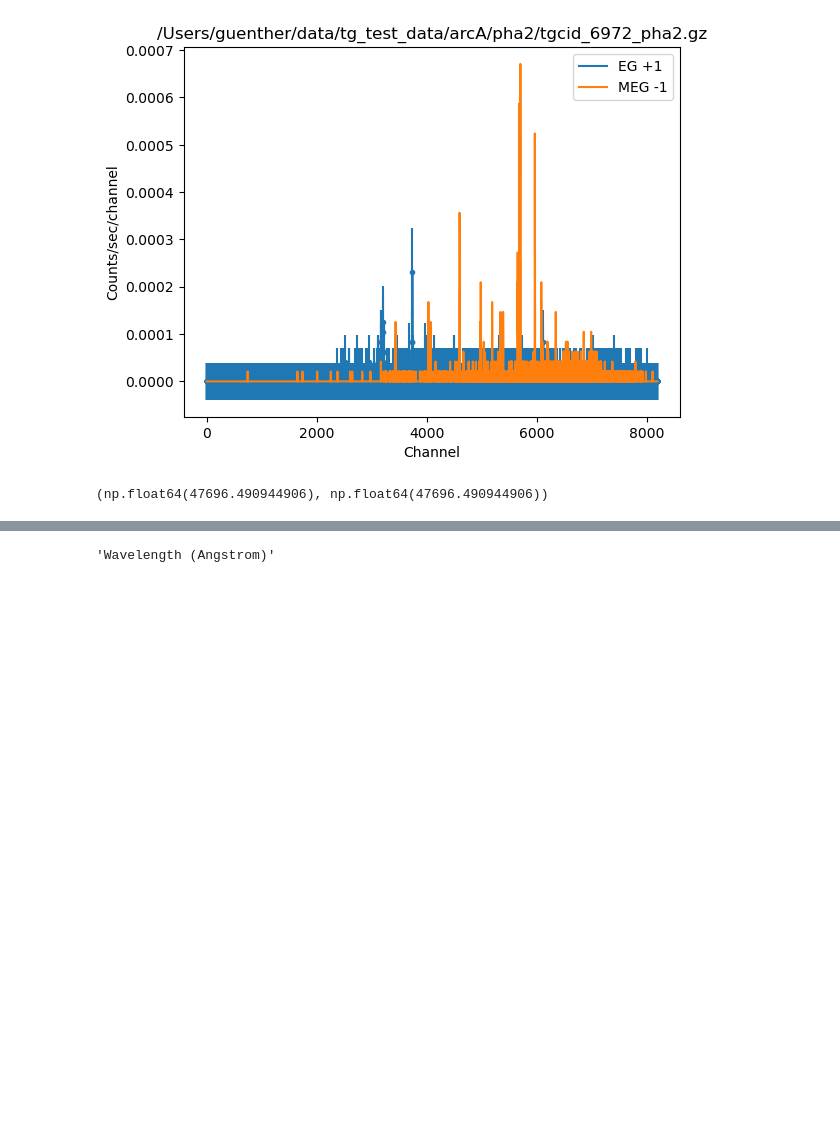
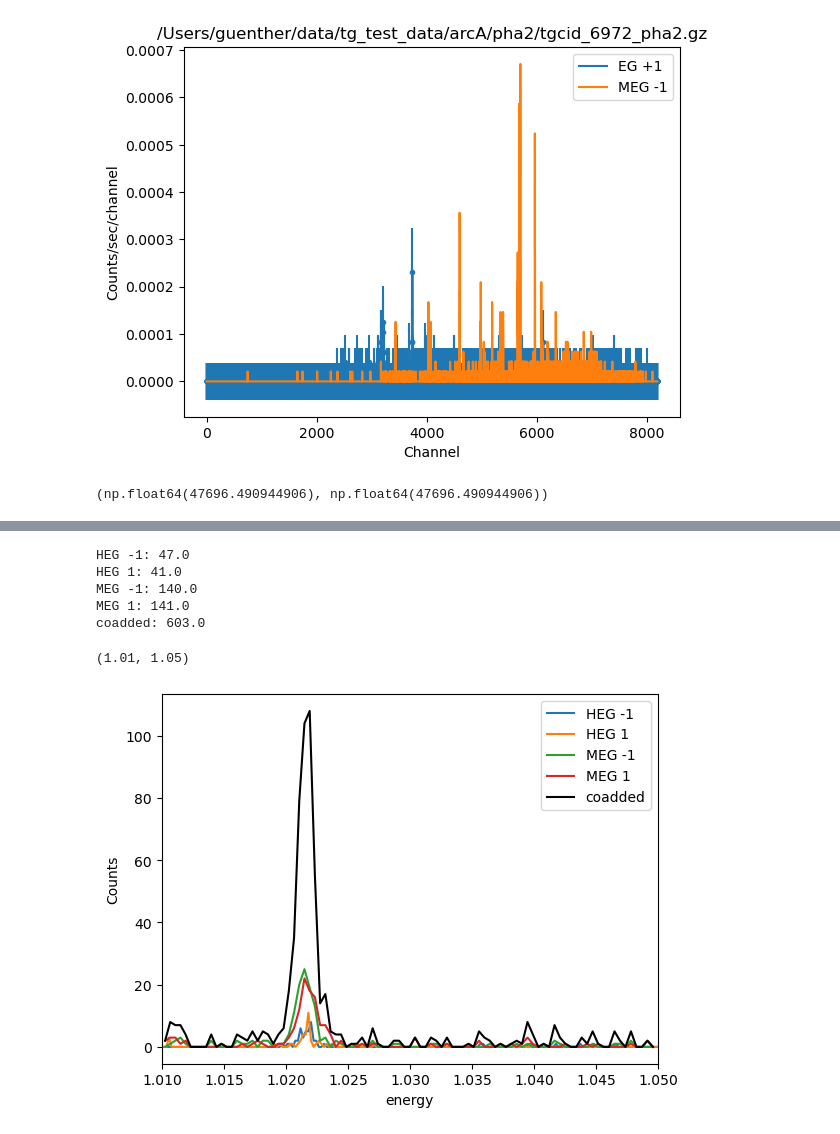
Before and after one commit to HETGS/tgdingo, a Jupyter notebook: develop/plot.ipynb, the cells around one changed output, grey strips where cells are left out. Saved outputs shown, nothing was run; the diff lists cells and outputs as text; code cells hidden in the pictures; blank space fills up the shorter version.

```diff
--- a/develop/plot.ipynb
+++ b/develop/plot.ipynb
@@ -123,4 +221,27 @@ Text(0, 0.5, 'Counts/sec/Angstrom')
 # %%
-dataplot.xlabel
+fig, ax = plt.subplots()
+
+for k, v in phas.items():
+    v.ungroup()
+    v.set_analysis("wave")
+    en = v.get_arf(1).x
+    ind = (en >= 1.01) & (en <= 1.05)
+    ax.plot(v.get_arf(1).x[ind], v.counts[ind], label=f"{k[0]} {k[1]}")
+    print(f"{k[0]} {k[1]}: {v.counts[ind].sum()}")
+
+en = coadded_pha.get_arf(1).x
+ind = (en >= 1.01) & (en <= 1.05)
+ax.plot(coadded_pha.get_arf(1).x[ind], coadded_pha.counts[ind], label="coadded", linestyle="-", marker=None, color="k")
+print(f"coadded: {coadded_pha.counts[ind].sum()}")
+ax.set_xlabel("energy")
+ax.set_ylabel("Counts")
+ax.legend()
+ax.set_xlim(1.01, 1.05)
 # %% [output]
-'Wavelength (Angstrom)'
+HEG -1: 47.0
+HEG 1: 41.0
+MEG -1: 140.0
+MEG 1: 141.0
+coadded: 603.0
+(1.01, 1.05)
+[figure, added]
```
Also changed, not shown: parts of 13 cells of this notebook, 12 other files.
